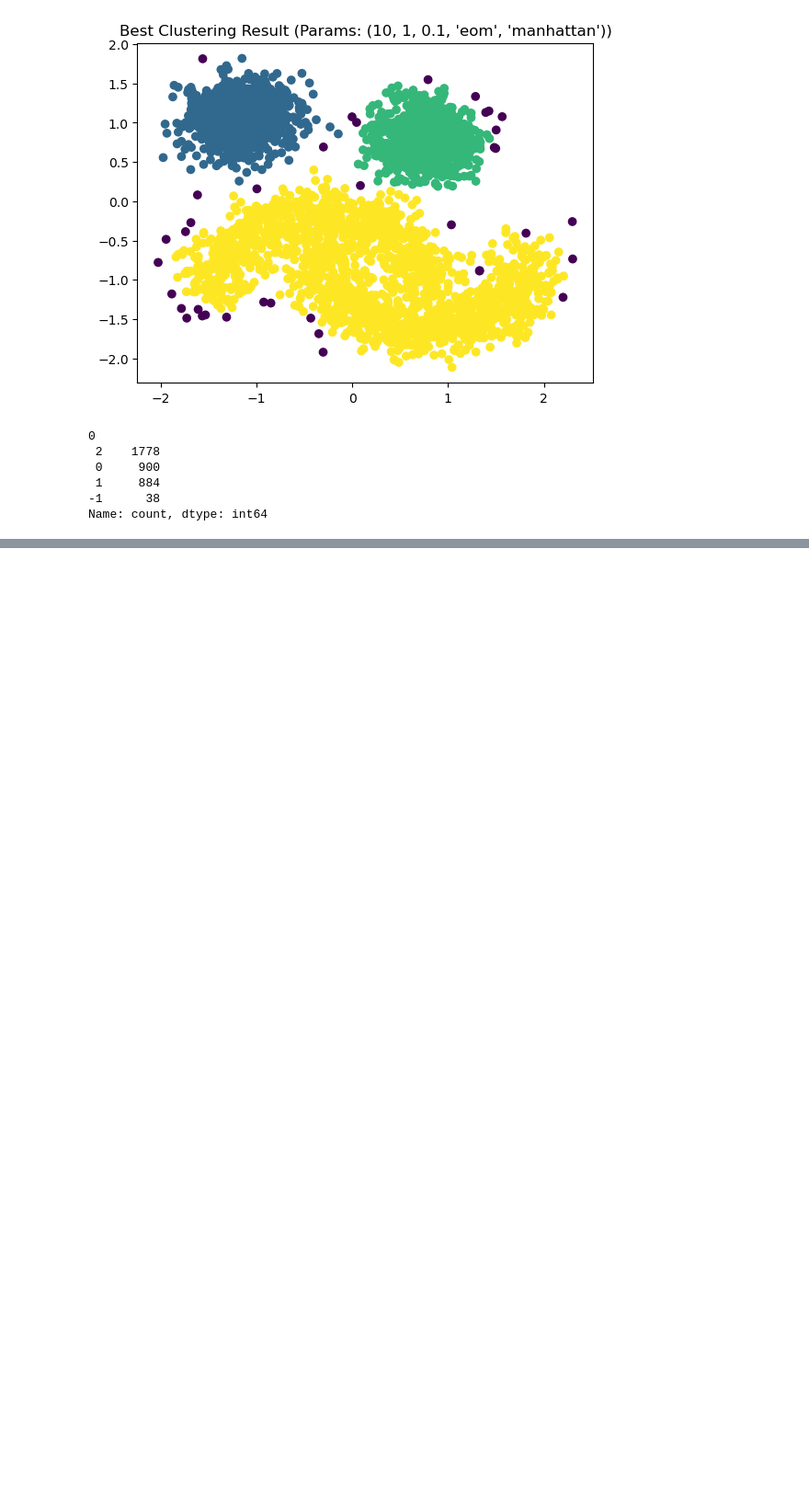
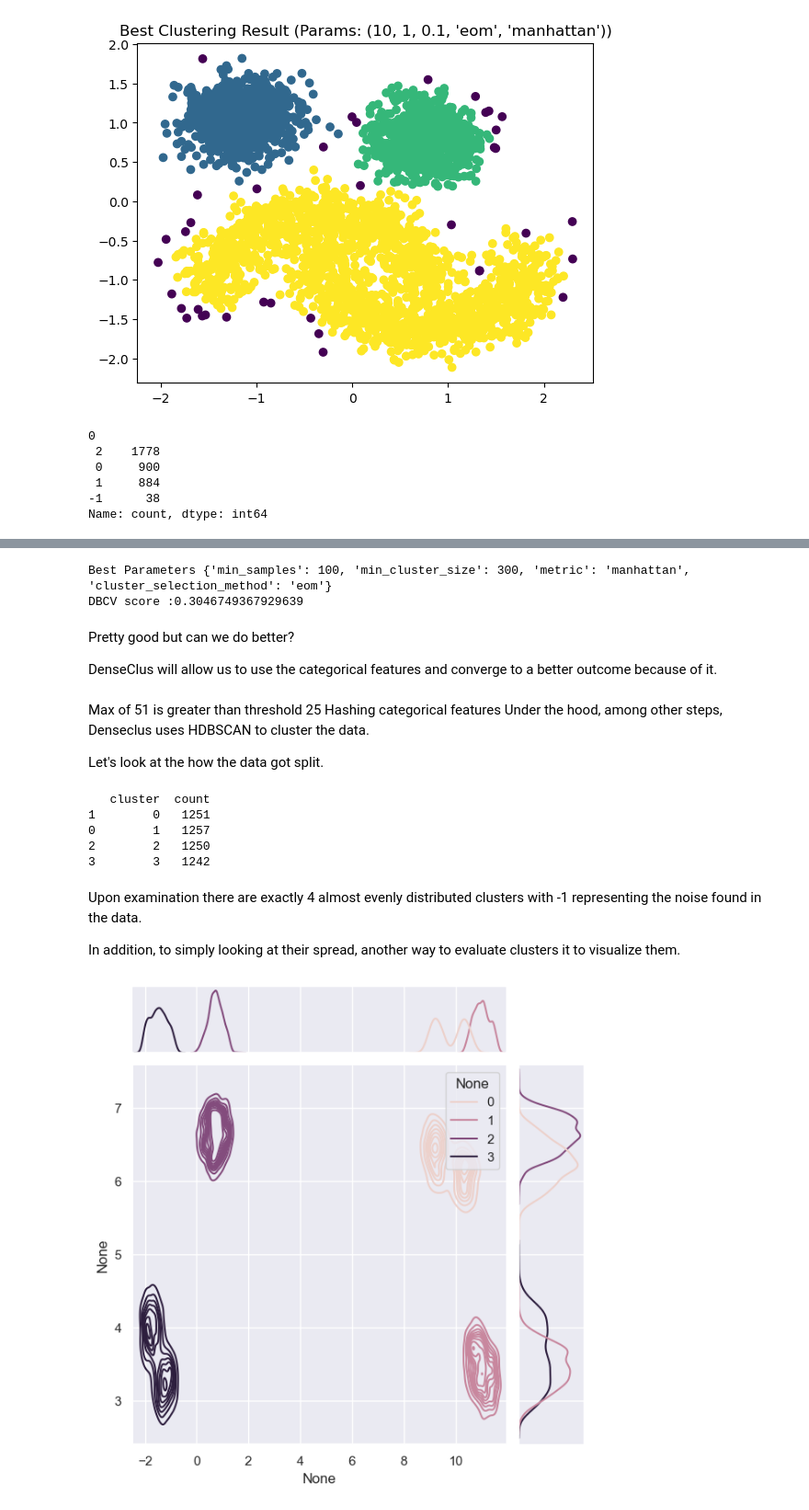
Before and after one commit to manojlonkar1533/mlproject, a Jupyter notebook: notebook/HDBSCAN.ipynb, the cells around one changed output, grey strips where cells are left out. Shown: that part at 92% size. Saved outputs shown, nothing was run; the diff lists cells and outputs as text; code cells hidden in the pictures; blank space fills up the shorter version.

Commit message:
HDBSCAN with DenseClues and UMAP(dimensionality-reduction)

```diff
--- a/notebook/HDBSCAN.ipynb
+++ b/notebook/HDBSCAN.ipynb
@@ -169,0 +244,79 @@ Name: count, dtype: int64
+# %%
+model2 = hdbscan.HDBSCAN(metric='precomputed', gen_min_span_tree=True)
+
+# we will make our own scorer for DBCV
+
+
+def dbcv_score(X, labels):
+    return validity_index(X, labels)
+
+
+dbcv_scorer = make_scorer(dbcv_score, greater_is_better=True)
+
+logging.captureWarnings(True)
+
+# specify parameters and distributions to sample from
+param_distributions = {
+    "min_samples": [10, 30, 50, 60, 100],
+    "min_cluster_size": [100, 200, 300, 400, 500, 600],
+    "cluster_selection_method": ["eom", "leaf"],
+    "metric": ["euclidean", "manhattan"],
+}
+
+n_iter_search = 50
+random_search = RandomizedSearchCV(
+    model2,
+    param_distributions=param_distributions,
+    n_iter=n_iter_search,
+    scoring=dbcv_scorer,
+    random_state=42,
+)
+
+random_search.fit(fitted_umap.embedding_)
+
+print(f"Best Parameters {random_search.best_params_}")
+print(f"DBCV score :{random_search.best_estimator_.relative_validity_}")
+# %% [output]
+Best Parameters {'min_samples': 100, 'min_cluster_size': 300, 'metric': 'manhattan', 'cluster_selection_method': 'eom'}
+DBCV score :0.3046749367929639
+# %% [markdown]
+Pretty good but can we do better?
+
+DenseClus will allow us to use the categorical features and converge to a better outcome because of it.
+# %%
+logging.captureWarnings(True)
+
+clf = DenseClus(random_state=SEED, umap_combine_method="intersection")
+
+clf.fit(df)
+# %% [markdown]
+Max of 51 is greater than threshold 25
+Hashing categorical features
+Under the hood, among other steps, Denseclus uses HDBSCAN to cluster the data.
+
+Let's look at the how the data got split.
+# %%
+embedding = clf.mapper_.embedding_
+labels = clf.score()
+clustered = labels >= 0
+
+cnts = pd.DataFrame(labels)[0].value_counts()
+cnts = cnts.reset_index()
+cnts.columns = ["cluster", "count"]
+print(cnts.sort_values(["cluster"]))
+# %% [output]
+   cluster  count
+1        0   1251
+0        1   1257
+2        2   1250
+3        3   1242
+# %% [markdown]
+Upon examination there are exactly 4 almost evenly distributed clusters with -1 representing the noise found in the data.
+
+In addition, to simply looking at their spread, another way to evaluate clusters it to visualize them.
+# %%
+_ = sns.jointplot(
+    x=embedding[clustered, 0], y=embedding[clustered, 1], hue=labels[clustered], kind="kde"
+)
+# %% [output]
+[figure, added]
```
Also changed, not shown: parts of 10 cells of this notebook.
